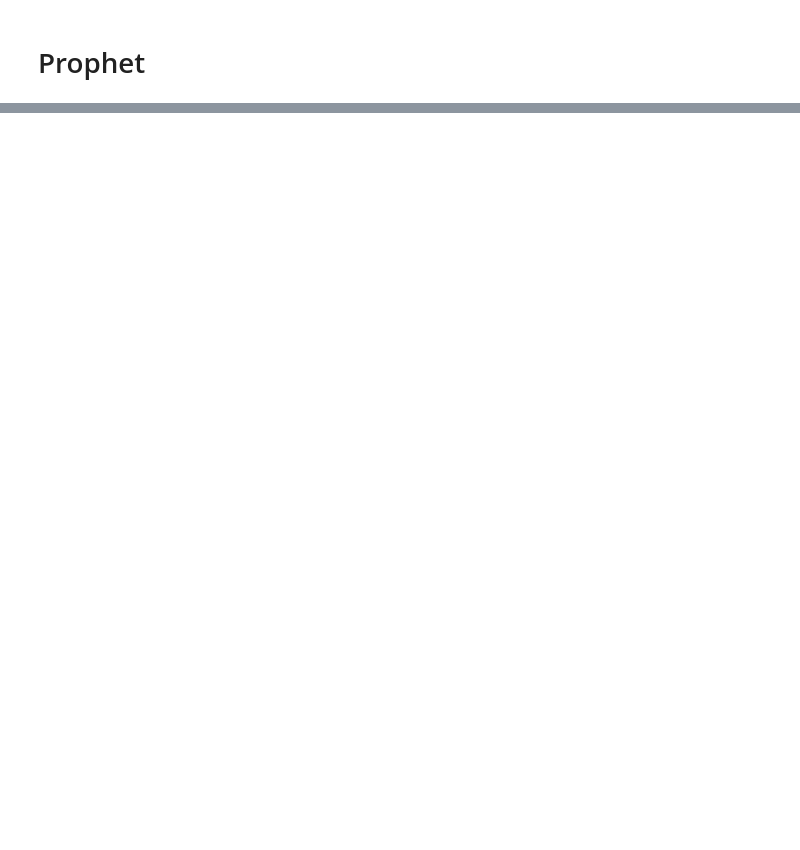
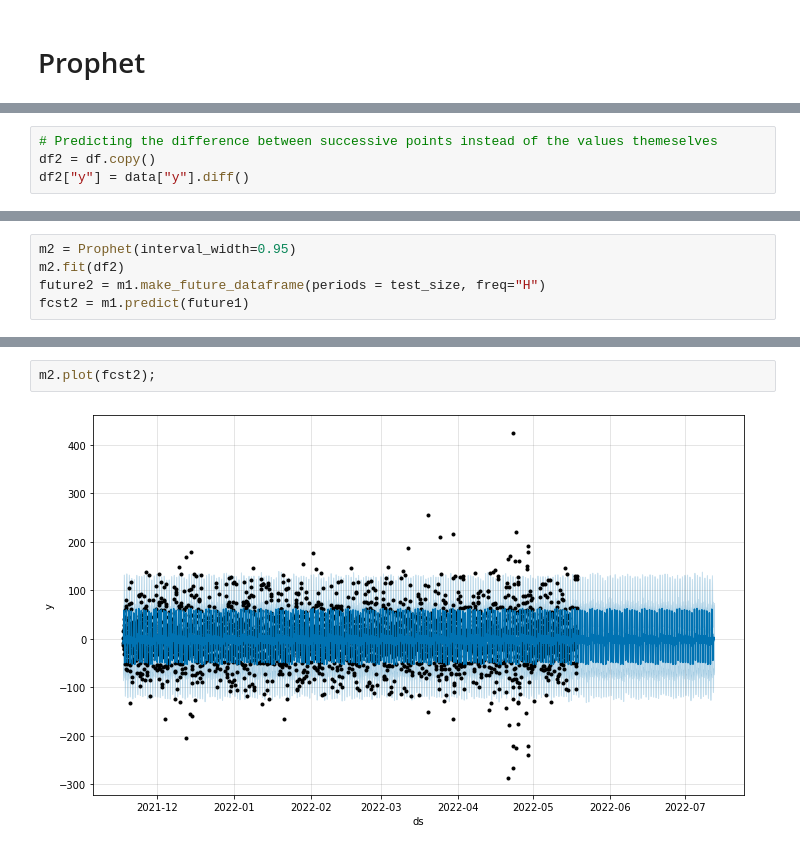
Before and after one commit to imantha-das/ts-forecasting, a Jupyter notebook: explore_ts.ipynb, the cells around one changed output, grey strips where cells are left out. Drawn from its saved outputs; the diff is of its cells as text; blank space fills up the shorter version.

Commit message:
tried forecasting difference ts

```diff
--- a/explore_ts.ipynb
+++ b/explore_ts.ipynb
@@ -120,0 +136,4 @@ Mean squared error : 5419.52276827911
+# %%
+# Predicting the difference between successive points instead of the values themeselves
+df2 = df.copy()
+df2["y"] = data["y"].diff()
@@ -120,0 +153,5 @@ Mean squared error : 5419.52276827911
+# %%
+m2 = Prophet(interval_width=0.95)
+m2.fit(df2)
+future2 = m1.make_future_dataframe(periods = test_size, freq="H")
+fcst2 = m1.predict(future1)
@@ -120,0 +185,4 @@ Mean squared error : 5419.52276827911
+# %%
+m2.plot(fcst2);
+# %% [output]
+[figure, added]
```
Also changed, not shown: parts of 17 cells of this notebook.
